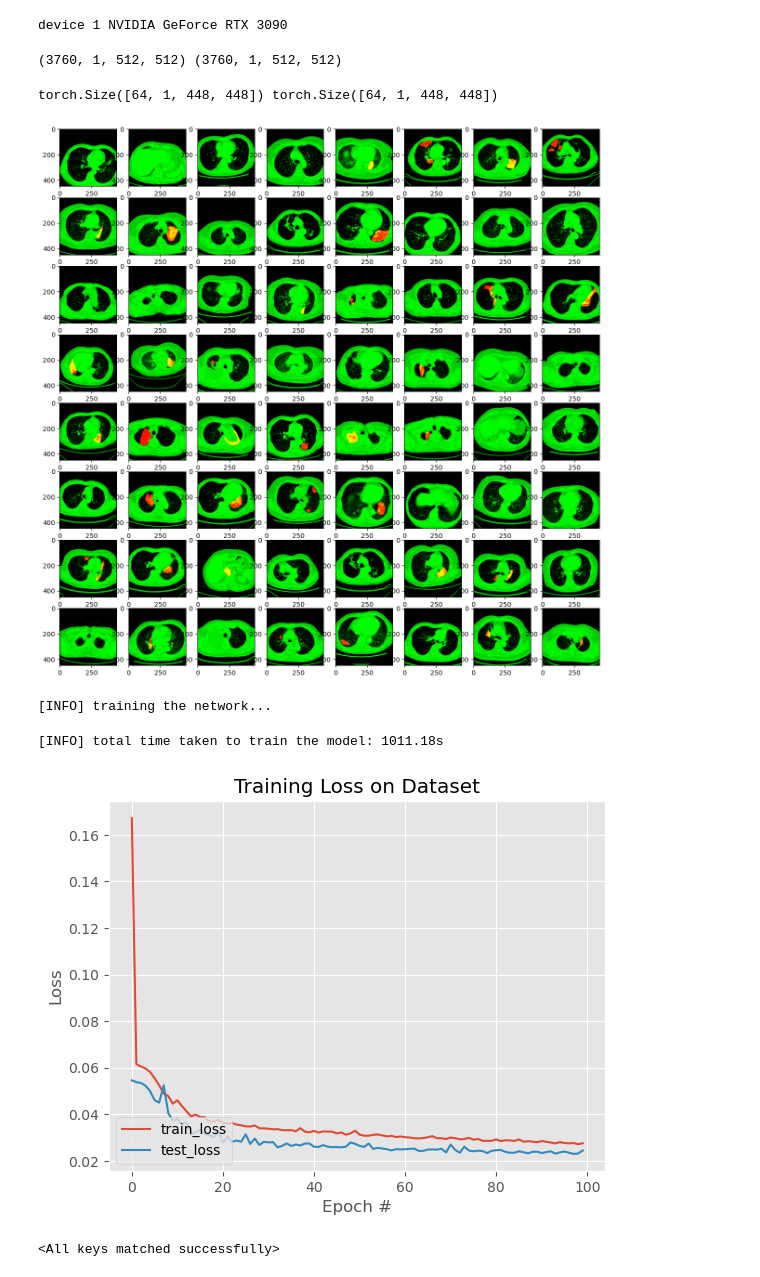
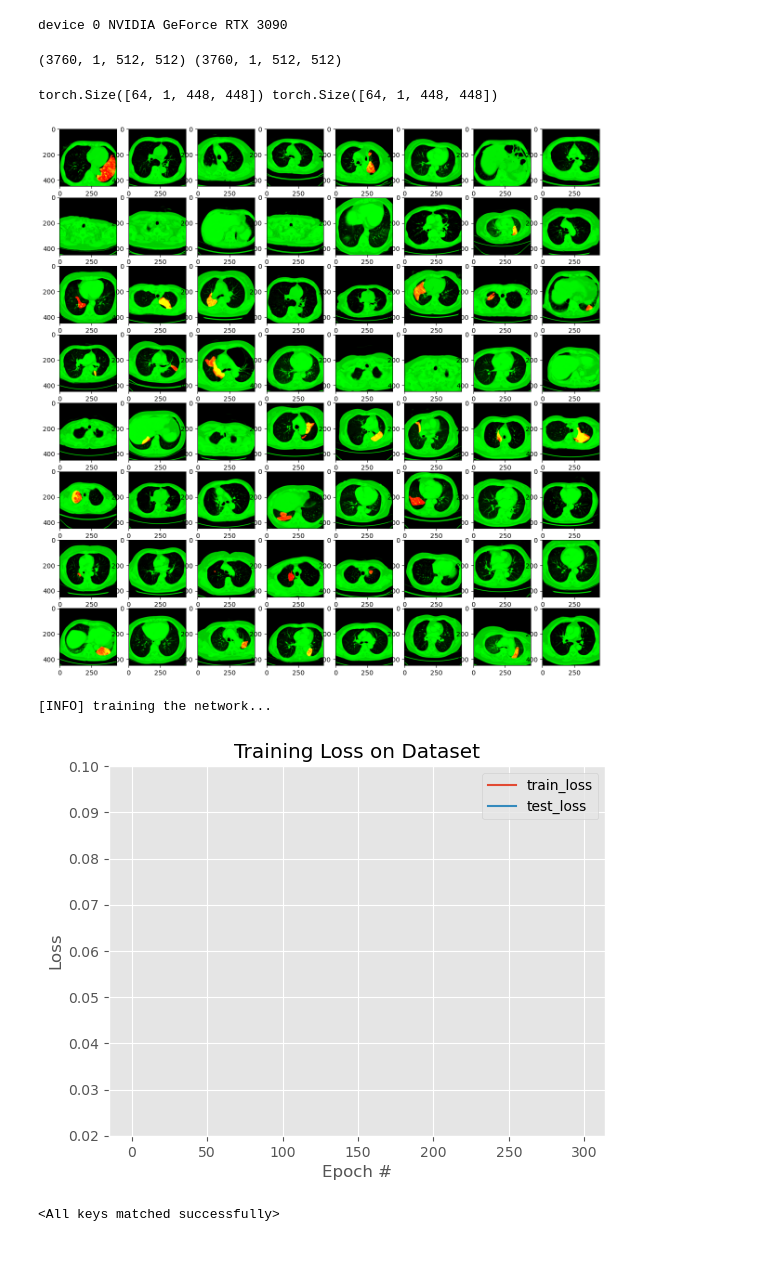
Before and after one commit to acqxi/rili, a Jupyter notebook: RILI-2019-2020/flow-gpu1.ipynb, the cells around one changed output. Drawn from its saved outputs; the diff is of its cells as text; code cells hidden in the pictures.

```diff
--- a/RILI-2019-2020/flow-gpu1.ipynb
+++ b/RILI-2019-2020/flow-gpu1.ipynb
@@ -18,19 +20,19 @@ from tqdm import tqdm
 # %%
-torch.cuda.set_device(1)
+torch.cuda.set_device(0)
 device = torch.device("cuda" if torch.cuda.is_available() else "cpu")
 print("device", torch.cuda.current_device(), torch.cuda.get_device_name(torch.cuda.current_device()))
 # %% [output]
-device 1 NVIDIA GeForce RTX 3090
+device 0 NVIDIA GeForce RTX 3090
 # %%
 INIT_LR = 0.001
-NUM_EPOCHS = 100
+NUM_EPOCHS = 300
 BATCH_SIZE = 64
 IMG_SIZE = 448
-EXP_NAME = "exp7"
+EXP_NAME = "expE_e256"
 
 raw_images = np.concatenate([np.load("ct2019.npy"), np.load("ct2020.npy")], axis=0)
 raw_masks = np.concatenate([np.load("mask2019.npy"), np.load("mask2020.npy")], axis=0)
-split = 3000
+split = 3200
 
 print(raw_images.shape, raw_masks.shape)
 # %% [output]
@@ -43,7 +45,7 @@ class SegmentationDataset(Dataset):
                  start=0,
                  end=2329,
                  hu1=-900,
-                 hu2=100,
+                 hu2=124,
                  xfm: Union[xfms.ToTensor, xfms.Compose] = xfms.ToTensor(),
                  xfm_img=None):
         self.xfm = xfm
@@ -74,7 +76,7 @@ class SegmentationDataset(Dataset):
 
         if self.xfmi is not None:
             img = self.xfmi(img)
-        return (img, mask)
+        return (img, mask.long())
 # %%
 tds = SegmentationDataset(
     images=raw_images,
@@ -85,35 +87,35 @@ tds = SegmentationDataset(
     hu2=100,
     xfm=xfms.Compose([xfms.ToTensor(), xfms.Resize((512, 512)),
                       xfms.RandomCrop((IMG_SIZE, IMG_SIZE))]),
-    xfm_img=xfms.Compose([xfms.Normalize(0.5, 0.5)]),
+    xfm_img=xfms.Compose([xfms.Normalize(0.36, 0.42)]),
 )
 tdl = DataLoader(tds, batch_size=BATCH_SIZE, shuffle=True, num_workers=12, pin_memory=True)
 
 vds = SegmentationDataset(
     images=raw_images,
     masks=raw_masks,
     start=split,
     end=-1,
     hu1=-900,
     hu2=100,
     xfm=xfms.Compose([xfms.ToTensor(), xfms.Resize((512, 512)),
                       xfms.RandomCrop((IMG_SIZE, IMG_SIZE))]),
-    xfm_img=xfms.Compose([xfms.Normalize(0.5, 0.5)]),
+    xfm_img=xfms.Compose([xfms.Normalize(0.36, 0.42)]),
 )
 vdl = DataLoader(vds, batch_size=BATCH_SIZE, shuffle=False, num_workers=12, pin_memory=True)
 
 for i, (imgs, masks) in enumerate(tdl):
     print(imgs.shape, masks.shape)
     plt.figure(figsize=(15, 15))
     for ii, (img, mask) in enumerate(zip(imgs, masks)):
 
         plt.subplot(8, 8, ii + 1)
         plt.imshow(
             einops.rearrange(np.array([mask.numpy()[0],
-                                       img.numpy()[0] / 2 + 0.5,
+                                       img.numpy()[0] * 0.42 + 0.36,
                                        np.zeros((IMG_SIZE, IMG_SIZE))]), "c h w -> h w c"))
     break
 # %% [output]
 torch.Size([64, 1, 448, 448]) torch.Size([64, 1, 448, 448])
-[figure, old version]
+[figure, new version]
 # %%
@@ -126,44 +128,48 @@ H = {"train_loss": [], "test_loss": []}
 print("[INFO] training the network...")
 startTime = time.time()
 e_bar = tqdm(range(NUM_EPOCHS))
+avgTrainLoss = avgTestLoss = 0
 for e in e_bar:
     unet.train()
-    totalTrainLoss = torch.Tensor([0]).to(device)
-    totalTestLoss = torch.Tensor([0]).to(device)
+    totalTrainLoss = totalTestLoss = 0
     for (i, (x, y)) in enumerate(tdl):
-        (x, y) = (x.to(device), y.to(device))s
-        pred = unet(x)
-        loss = lossFunc(pred, y)
+        (x, y) = (x.to(device), y.to(device))
 
         opt.zero_grad()
+        pred = unet(x)
+        loss: torch.Tensor = lossFunc(pred, y)
         loss.backward()
         opt.step()
 
-        totalTrainLoss += loss
+        totalTrainLoss += loss.cpu().item()
+        e_bar.set_description(f"#{e+1:03} train({i+1}/{len(tdl)}), t:{loss:4f}, tal:{totalTrainLoss/(i+1):.4f}")
+
+    # calculate the average training loss
+    avgTrainLoss = (totalTrainLoss / len(tdl))
 
     with torch.no_grad():
         unet.eval()
-        for (x, y) in vdl:
+        for iv, (x, y) in enumerate(vdl):
             (x, y) = (x.to(device), y.to(device))
             pred = unet(x)
-            totalTestLoss += lossFunc(pred, y)
 
-    # calculate the average training and validation loss
-    avgTrainLoss = (totalTrainLoss.cpu().item() / len(tdl))
-    avgTestLoss = (totalTestLoss.cpu().item() / len(vdl))
-    if H["test_loss"] and avgTestLoss < np.min(H["test_loss"]):
-        torch.save(unet.state_dict(), f"exp7/{avgTestLoss:.4f}_{e+1:03}.pth")
+            losstest: torch.Tensor = lossFunc(pred, y)
+            totalTestLoss += losstest.cpu().item()
+            e_bar.set_description(f"#{e+1:03} valid({iv+1}/{len(vdl)}), tl:{avgTrainLoss:.4f}, vl:{totalTestLoss / (iv+1):.4f}")
+
+    # calculate the average validation loss
+    avgTestLoss = (totalTestLoss / len(vdl))
+    if H["test_loss"] and avgTestLoss < min(H["test_loss"]):
+        os.makedirs(EXP_NAME, exist_ok=True)
+        torch.save(unet.state_dict(), f"{EXP_NAME}/{avgTestLoss:.4f}_{e+1:03}.pth")
     # update our training history
     H["train_loss"].append(avgTrainLoss)
     H["test_loss"].append(avgTestLoss)
-    # print the model training and validation information
-    e_bar.set_description(f"#{e+1:03}, tl:{avgTrainLoss:.4f}, vl:{avgTestLoss:.4f}")
 # display the total time needed to perform the training
 endTime = time.time()
 print("[INFO] total time taken to train the model: {:.2f}s".format(endTime - startTime))
 # %% [output]
 [INFO] training the network...
-[INFO] total time taken to train the model: 1011.18s
 # %%
 # plot the training loss
 plt.style.use("ggplot")
@@ -173,8 +179,9 @@ plt.plot(H["test_loss"], label="test_loss")
 plt.title("Training Loss on Dataset")
 plt.xlabel("Epoch #")
 plt.ylabel("Loss")
-plt.legend(loc="lower left")
-plt.savefig("exp7.png")
+plt.legend(loc="upper right")
+plt.ylim(0.02, 0.1)
+plt.savefig(f"{EXP_NAME}/losses.png")
 # %% [output]
-[figure, old version]
+[figure, new version]
 # %%
```
Also changed, not shown: parts of 4 cells of this notebook, 2 other files.
